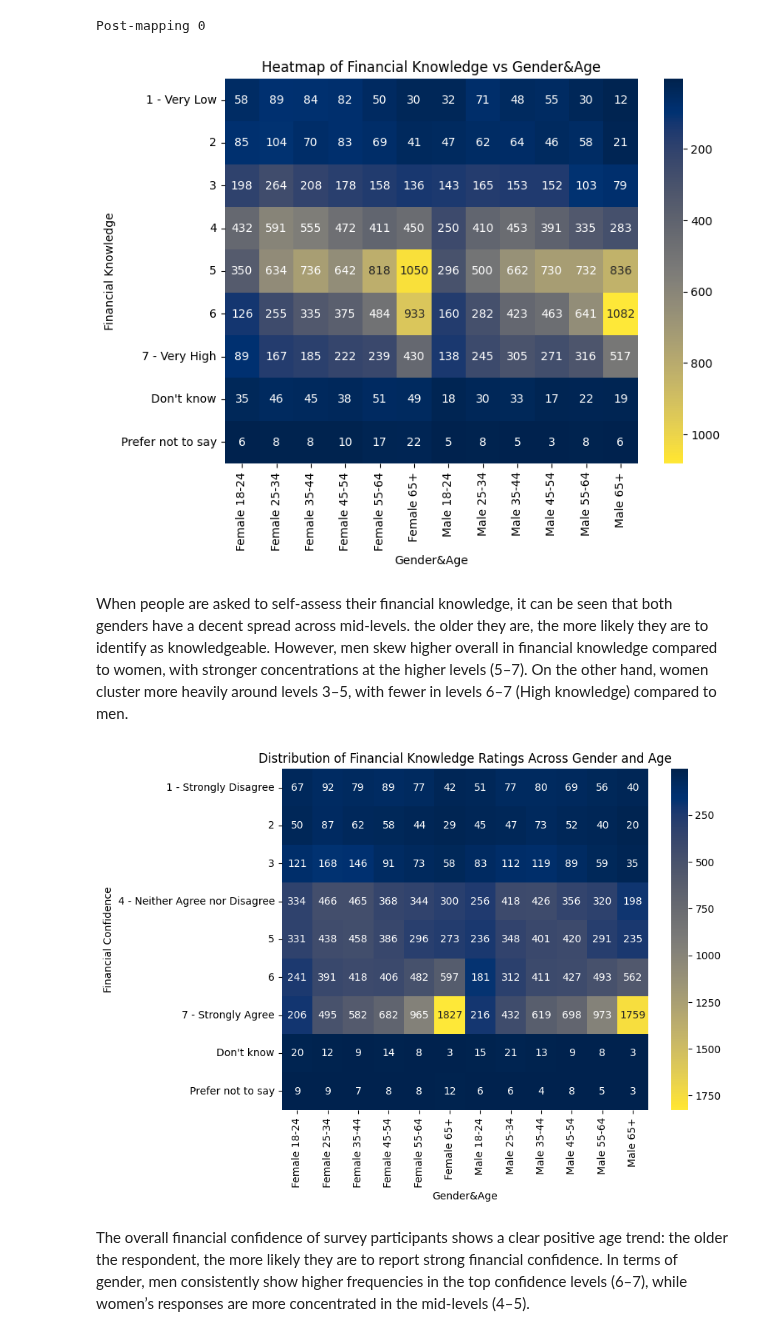
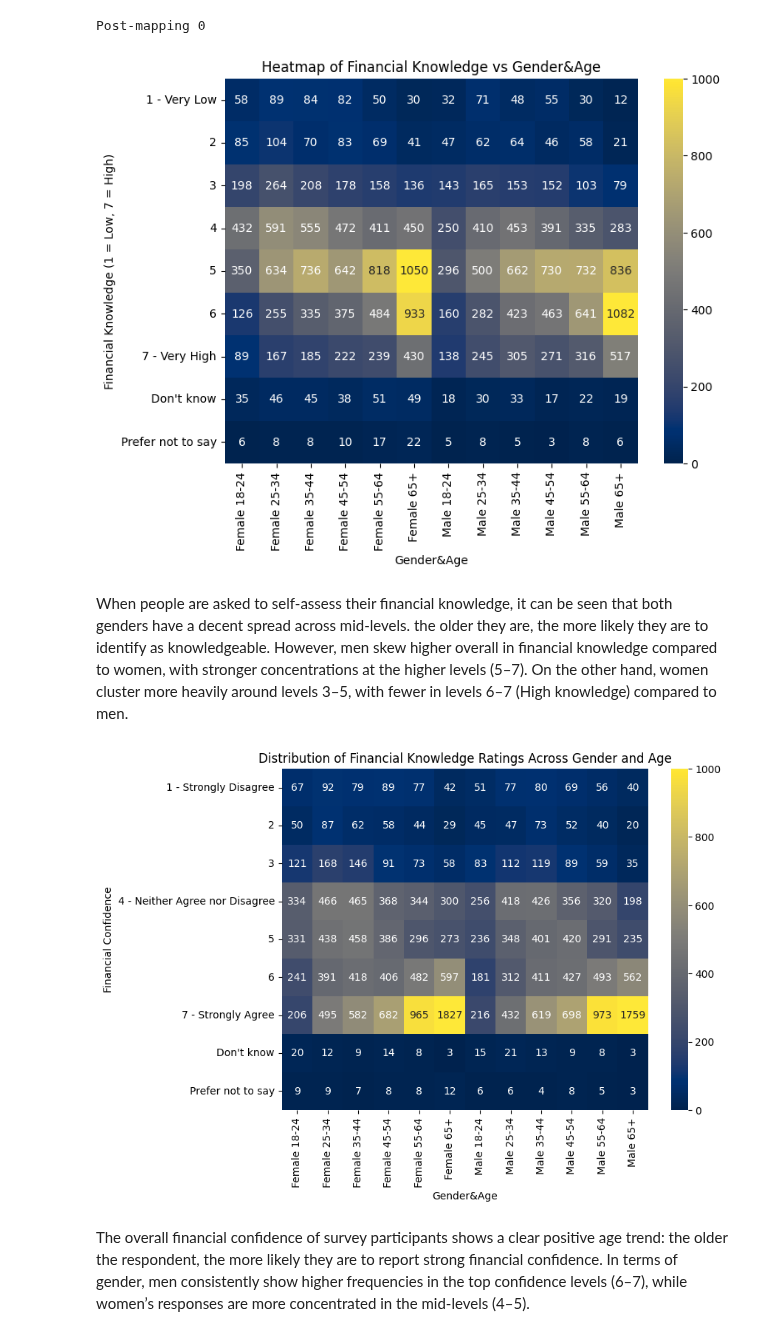
Before and after one commit to Fasty8/ba780-fall25-a08, a Jupyter notebook: FINRA National Financial Capability Study/2024-SxS-Data-and-Data-Info/Financial_Literacy_Anna.ipynb, the cells around one changed output. Drawn from its saved outputs; the diff is of its cells as text; code cells hidden in the pictures.

Commit message:
updates
heatmap labels

```diff
--- a/FINRA National Financial Capability Study/2024-SxS-Data-and-Data-Info/Financial_Literacy_Anna.ipynb
+++ b/FINRA National Financial Capability Study/2024-SxS-Data-and-Data-Info/Financial_Literacy_Anna.ipynb
@@ -1078,35 +1078,54 @@ ct = pd.crosstab(original_df[cat1], original_df[cat2])
 
 # Plot heatmap
 plt.figure(figsize=(8, 6))
-ax = sns.heatmap(ct, annot=True, fmt='d', cmap='cividis')
-ax.collections[0].colorbar.ax.invert_yaxis()
+ax = sns.heatmap(
+    ct,
+    annot=True,
+    fmt='d',
+    cmap='cividis',
+    vmin=0,    # minimum value for color scale
+    vmax=1000  # maximum value for color scale
+)
+
+ax.set_ylabel("Financial Knowledge (1 = Low, 7 = High)")
+
+y_labels = [str(tick) for tick in ct.index]
+ax.set_yticklabels(y_labels, rotation=0)
+
 plt.title(f'Heatmap of {cat1} vs {cat2}')
 plt.show()
 # %% [output]
-[figure, old version]
+[figure, new version]
 # %% [markdown]
 When people are asked to self-assess their financial knowledge, it can be seen that both genders have a decent spread across mid-levels. the older they are, the more likely they are to identify as knowledgeable. However, men skew higher overall in financial knowledge compared to women, with stronger concentrations at the higher levels (5–7). On the other hand, women cluster more heavily around levels 3–5, with fewer in levels 6–7 (High knowledge) compared to men.
 # %%
 import pandas as pd
 import seaborn as sns
 import matplotlib.pyplot as plt
 
 # Example categorical variables
 cat1 = 'Financial Confidence'
 cat2 = 'Gender&Age'
 
 # Create a crosstab
 ct = pd.crosstab(original_df[cat1], original_df[cat2])
 
 # Plot heatmap
 plt.figure(figsize=(8, 6))
-ax = sns.heatmap(ct, annot=True, fmt='d', cmap='cividis')
-ax.collections[0].colorbar.ax.invert_yaxis()
+ax = sns.heatmap(
+    ct,
+    annot=True,
+    fmt='d',
+    cmap='cividis',
+    vmin=0,    # minimum value for color scale
+    vmax=1000  # maximum value for color scale
+)
+
 plt.title('Distribution of Financial Knowledge Ratings Across Gender and Age')
 
 
 plt.show()
 # %% [output]
-[figure, old version]
+[figure, new version]
 # %% [markdown]
 The overall financial confidence of survey participants shows a clear positive age trend: the older the respondent, the more likely they are to report strong financial confidence. In terms of gender, men consistently show higher frequencies in the top confidence levels (6–7), while women’s responses are more concentrated in the mid-levels (4–5).
```
Also changed, not shown: 1 other file.
